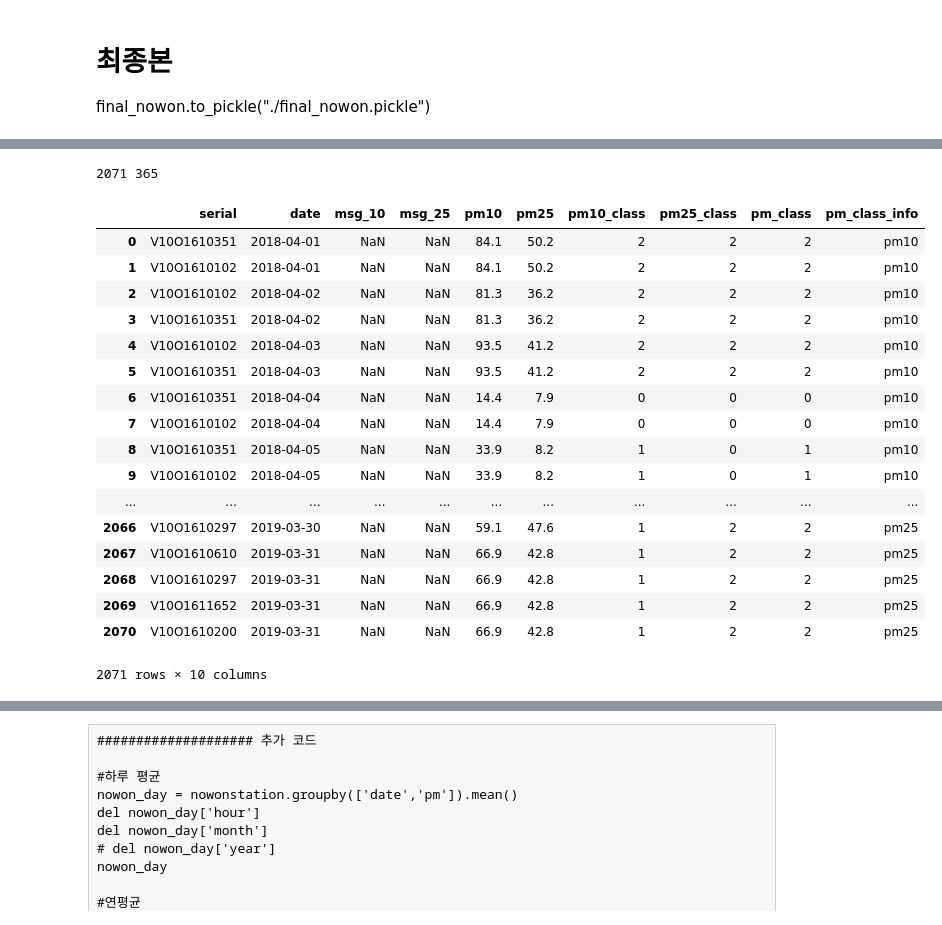
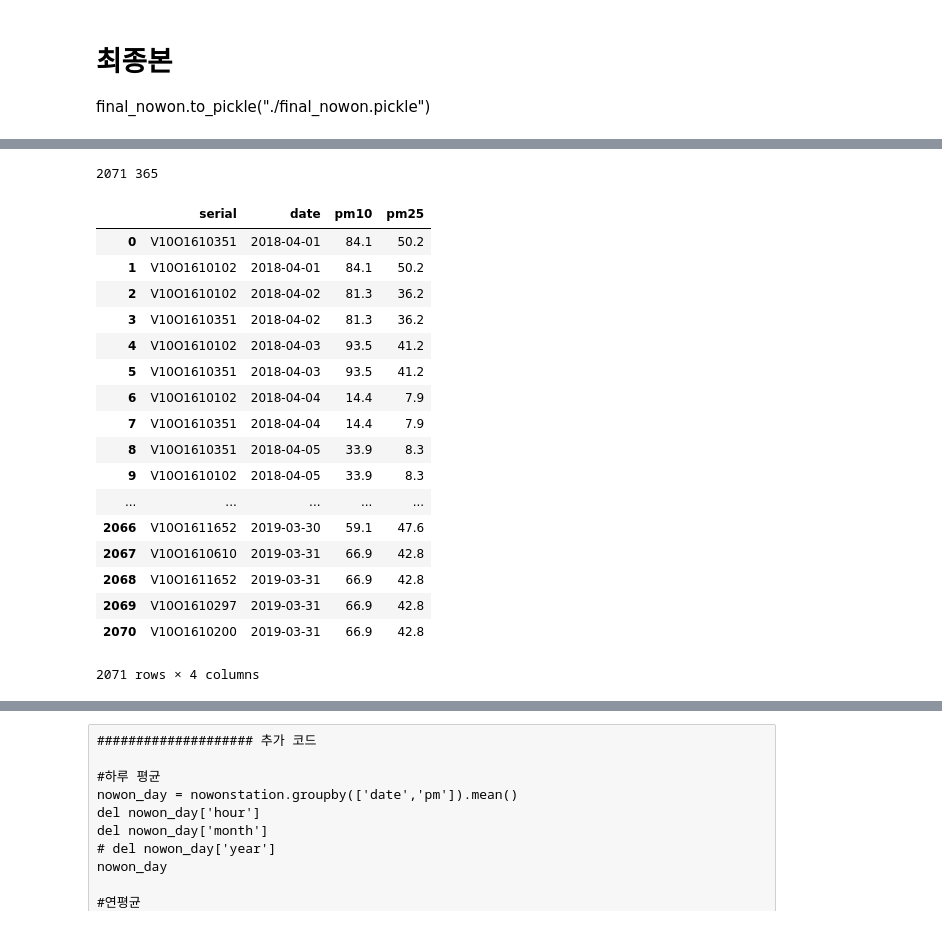
Before and after one commit to rmfkxhxh/bigcon_innovation_yaho, a Jupyter notebook: code/finedust/기상_노원구_최종.ipynb, the cells around one changed output, grey strips where cells are left out. Cells and saved outputs as stored; diff of their text form; code cells hidden in the pictures.

```diff
--- a/code/finedust/기상_노원구_최종.ipynb
+++ b/code/finedust/기상_노원구_최종.ipynb
@@ -792,6 +792,7 @@ final_nowon.to_pickle("./final_nowon.pickle")
 # %%
 ############### 추가코드 1. 스테이션 별 365 맞추기
 nowon = pd.read_pickle("./final_nowon.pickle") #편의상 final_nowon을 nowon이라 함
+nowon = nowon[['serial', 'date','pm10','pm25']]
 
 # serial별로 모든 날짜 다 있는 컬럼 만들기
 date = pd.date_range(start='20180401', end='20190331')
@@ -857,36 +972,32 @@ nowon_mean
 # %%
 # pm10, pm25 NaN값을 해당날짜의 구 평균으로 채우기
-# df1 = nowon[nowon["pm10"].isnull()==True][['date','serial','pm10','pm25']]
 df1 = nowon[nowon["pm10"].isnull()==True]
 df2 = nowon_mean
 
 print(len(df1), len(df2))
 df = pd.merge(df1, df2, on='date' , how='left')
 
-df = df.drop(df.columns[[2,3,5,6,8,9]], axis='columns')
-df = df.rename(columns={'pm10_y':'pm10', 'pm25_y':'pm25',
-                        'pm10_class_y':'pm10_class','pm25_class_y':'pm25_class',
-                        'pm_class_y':'pm_class','pm_class_info_y':'pm_class_info',
-                        'pm10_class_x':'pm10_class'})
+df = df.drop(df.columns[[2,3,6,7,8,9]], axis='columns')
+df = df.rename(columns={'pm10_y':'pm10', 'pm25_y':'pm25'})
 df
 # %% [output]
 2071 365
-|  | serial | date | msg_10 | msg_25 | pm10 | pm25 | pm10_class | pm25_class | pm_class | pm_class_info |
-| 0 | V10O1610351 | 2018-04-01 | NaN | NaN | 84.1 | 50.2 | 2 | 2 | 2 | pm10 |
-| 1 | V10O1610102 | 2018-04-01 | NaN | NaN | 84.1 | 50.2 | 2 | 2 | 2 | pm10 |
-| 2 | V10O1610102 | 2018-04-02 | NaN | NaN | 81.3 | 36.2 | 2 | 2 | 2 | pm10 |
-| 3 | V10O1610351 | 2018-04-02 | NaN | NaN | 81.3 | 36.2 | 2 | 2 | 2 | pm10 |
-| 4 | V10O1610102 | 2018-04-03 | NaN | NaN | 93.5 | 41.2 | 2 | 2 | 2 | pm10 |
-| 5 | V10O1610351 | 2018-04-03 | NaN | NaN | 93.5 | 41.2 | 2 | 2 | 2 | pm10 |
-| 6 | V10O1610351 | 2018-04-04 | NaN | NaN | 14.4 | 7.9 | 0 | 0 | 0 | pm10 |
-| 7 | V10O1610102 | 2018-04-04 | NaN | NaN | 14.4 | 7.9 | 0 | 0 | 0 | pm10 |
-| 8 | V10O1610351 | 2018-04-05 | NaN | NaN | 33.9 | 8.2 | 1 | 0 | 1 | pm10 |
-| 9 | V10O1610102 | 2018-04-05 | NaN | NaN | 33.9 | 8.2 | 1 | 0 | 1 | pm10 |
-| ... | ... | ... | ... | ... | ... | ... | ... | ... | ... | ... |
-| 2066 | V10O1610297 | 2019-03-30 | NaN | NaN | 59.1 | 47.6 | 1 | 2 | 2 | pm25 |
-| 2067 | V10O1610610 | 2019-03-31 | NaN | NaN | 66.9 | 42.8 | 1 | 2 | 2 | pm25 |
-| 2068 | V10O1610297 | 2019-03-31 | NaN | NaN | 66.9 | 42.8 | 1 | 2 | 2 | pm25 |
-| 2069 | V10O1611652 | 2019-03-31 | NaN | NaN | 66.9 | 42.8 | 1 | 2 | 2 | pm25 |
-| 2070 | V10O1610200 | 2019-03-31 | NaN | NaN | 66.9 | 42.8 | 1 | 2 | 2 | pm25 |
+|  | serial | date | pm10 | pm25 |
+| 0 | V10O1610351 | 2018-04-01 | 84.1 | 50.2 |
+| 1 | V10O1610102 | 2018-04-01 | 84.1 | 50.2 |
+| 2 | V10O1610102 | 2018-04-02 | 81.3 | 36.2 |
+| 3 | V10O1610351 | 2018-04-02 | 81.3 | 36.2 |
+| 4 | V10O1610102 | 2018-04-03 | 93.5 | 41.2 |
+| 5 | V10O1610351 | 2018-04-03 | 93.5 | 41.2 |
+| 6 | V10O1610102 | 2018-04-04 | 14.4 | 7.9 |
+| 7 | V10O1610351 | 2018-04-04 | 14.4 | 7.9 |
+| 8 | V10O1610351 | 2018-04-05 | 33.9 | 8.3 |
+| 9 | V10O1610102 | 2018-04-05 | 33.9 | 8.3 |
+| ... | ... | ... | ... | ... |
+| 2066 | V10O1611652 | 2019-03-30 | 59.1 | 47.6 |
+| 2067 | V10O1610610 | 2019-03-31 | 66.9 | 42.8 |
+| 2068 | V10O1611652 | 2019-03-31 | 66.9 | 42.8 |
+| 2069 | V10O1610297 | 2019-03-31 | 66.9 | 42.8 |
+| 2070 | V10O1610200 | 2019-03-31 | 66.9 | 42.8 |
-2071 rows × 10 columns
+2071 rows × 4 columns
 # %%
```
Also changed, not shown: parts of 20 cells of this notebook, 5 other files.
